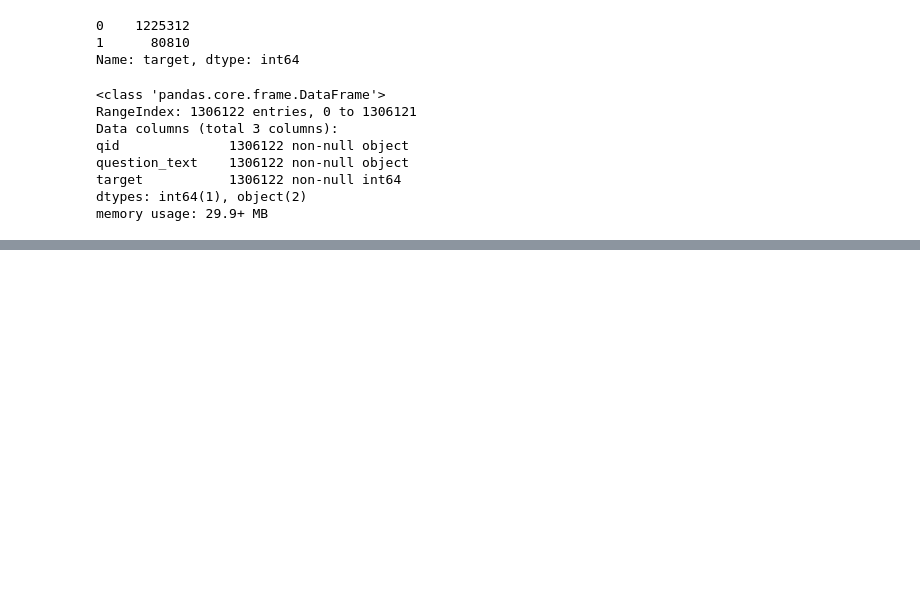
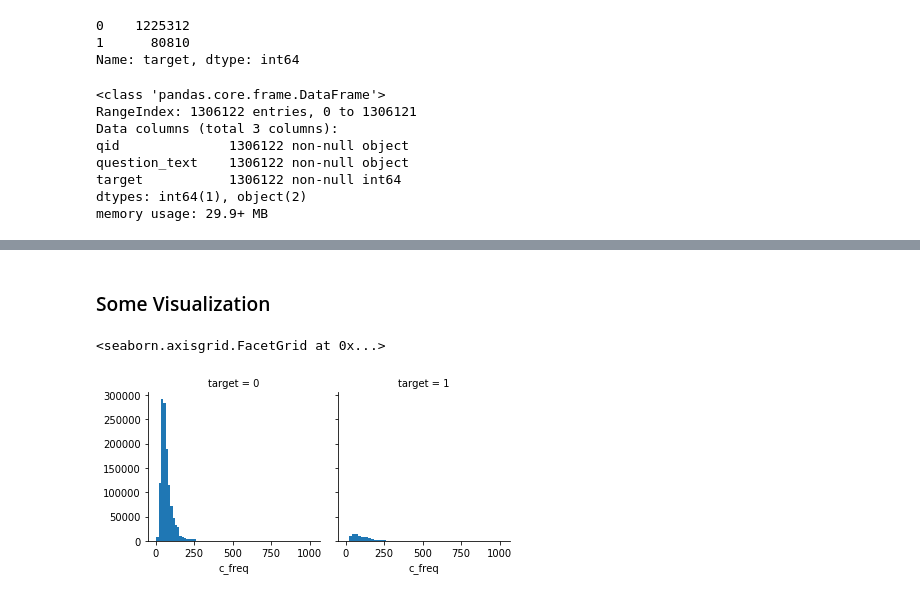
Before and after one commit to euclideans/NLP_Quora_Kaggle_Text_Processing, a Jupyter notebook: Quora_Kaggle_Sincerity.ipynb, the cells around one changed output, grey strips where cells are left out. Saved outputs shown, nothing was run; the diff lists cells and outputs as text; code cells hidden in the pictures; blank space fills up the shorter version.

```diff
--- a/Quora_Kaggle_Sincerity.ipynb
+++ b/Quora_Kaggle_Sincerity.ipynb
@@ -91,0 +139,8 @@ train.head()
+# %% [markdown]
+### Some Visualization
+# %%
+viz = sns.FacetGrid(data=train, col='target')
+viz.map(plt.hist, 'c_freq', bins=50)
+# %% [output]
+<seaborn.axisgrid.FacetGrid at 0x...>
+[figure, added]
```
Also changed, not shown: parts of 69 cells of this notebook.
